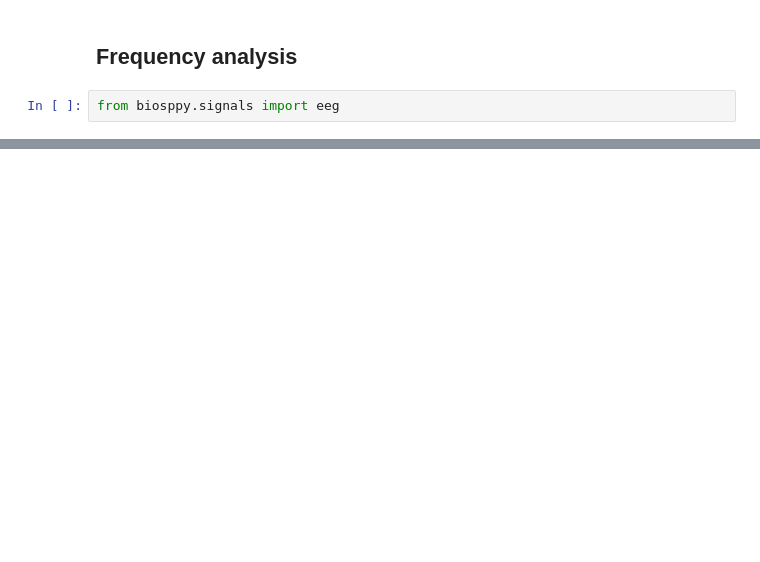
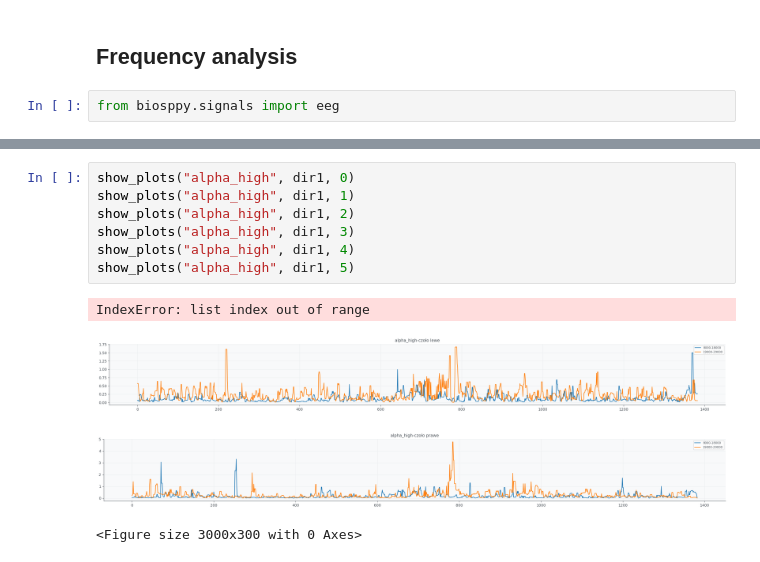
Before and after one commit to Fajcon/VR_Sickness_prediction, a Jupyter notebook: eeg_analytic_tools.ipynb, the cells around one changed output, grey strips where cells are left out. Cells and saved outputs as stored; diff of their text form; blank space fills up the shorter version.

```diff
--- a/eeg_analytic_tools.ipynb
+++ b/eeg_analytic_tools.ipynb
@@ -94,0 +147,12 @@ show_plot("alpha_low")
+# %%
+show_plots("alpha_high", dir1, 0)
+show_plots("alpha_high", dir1, 1)
+show_plots("alpha_high", dir1, 2)
+show_plots("alpha_high", dir1, 3)
+show_plots("alpha_high", dir1, 4)
+show_plots("alpha_high", dir1, 5)
+# %% [output]
+IndexError: list index out of range
+[figure, added]
+[figure, added]
+<Figure size 3000x300 with 0 Axes>
```
Also changed, not shown: parts of 15 cells of this notebook, 2 other files.
